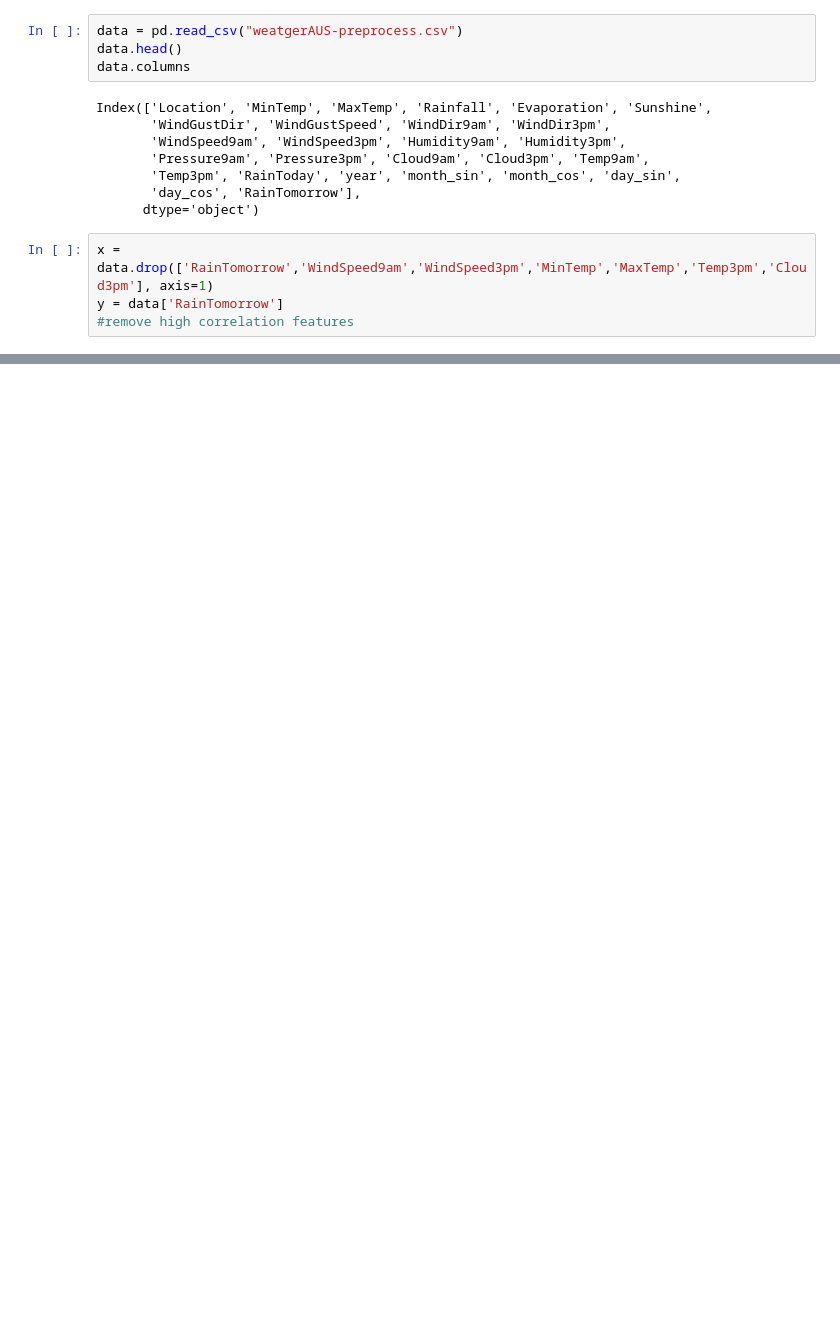
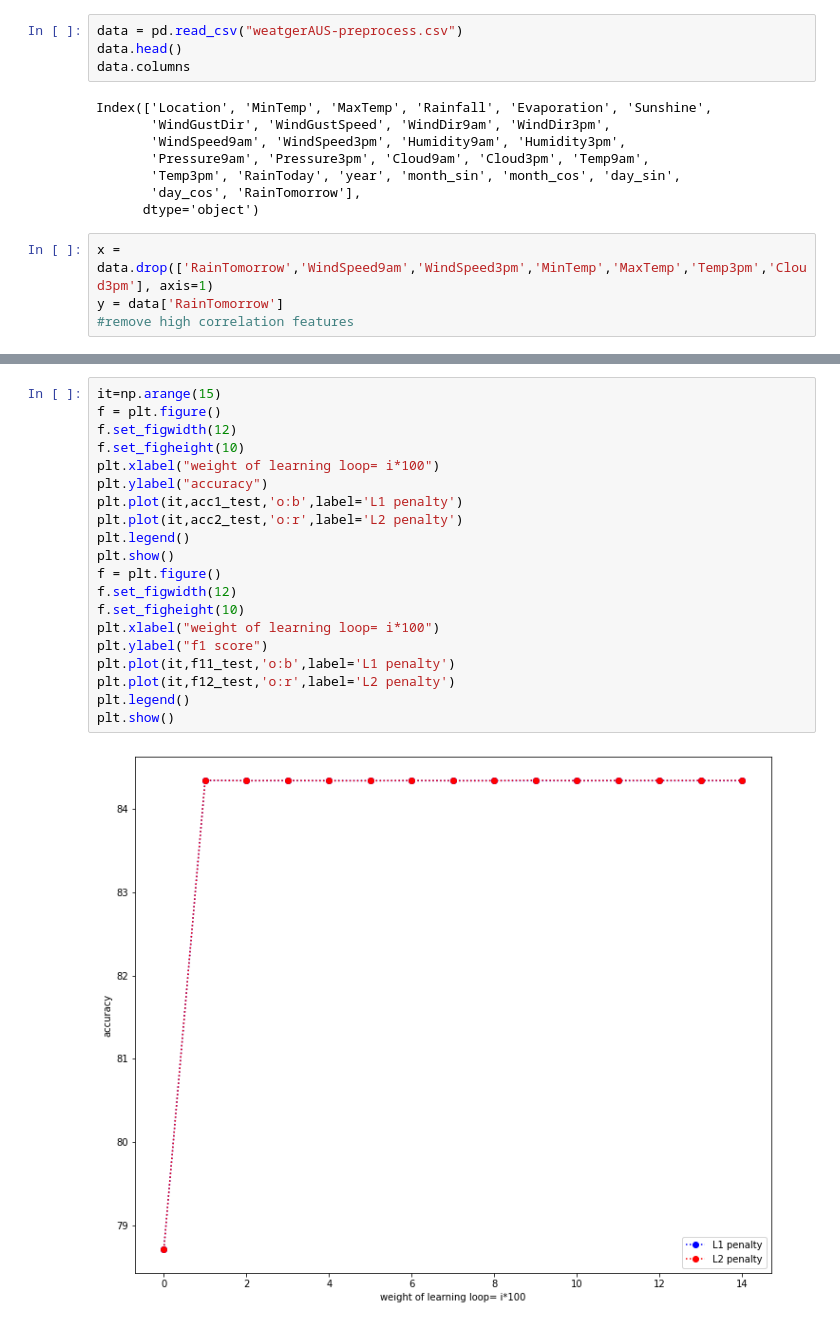
Before and after one commit to trinhhungfischer/ml-intro-project, a Jupyter notebook: rain_prediction_logistic.ipynb, the cells around one changed output, grey strips where cells are left out. Saved outputs shown, nothing was run; the diff lists cells and outputs as text; blank space fills up the shorter version.

```diff
--- a/rain_prediction_logistic.ipynb
+++ b/rain_prediction_logistic.ipynb
@@ -26,0 +104,22 @@ x_train.shape
+# %%
+it=np.arange(15)
+f = plt.figure()
+f.set_figwidth(12)
+f.set_figheight(10)
+plt.xlabel("weight of learning loop= i*100")
+plt.ylabel("accuracy")
+plt.plot(it,acc1_test,'o:b',label='L1 penalty')
+plt.plot(it,acc2_test,'o:r',label='L2 penalty')
+plt.legend()
+plt.show()
+f = plt.figure()
+f.set_figwidth(12)
+f.set_figheight(10)
+plt.xlabel("weight of learning loop= i*100")
+plt.ylabel("f1 score")
+plt.plot(it,f11_test,'o:b',label='L1 penalty')
+plt.plot(it,f12_test,'o:r',label='L2 penalty')
+plt.legend()
+plt.show()
+# %% [output]
+[figure, added]
```
Also changed, not shown: parts of 16 cells of this notebook.
